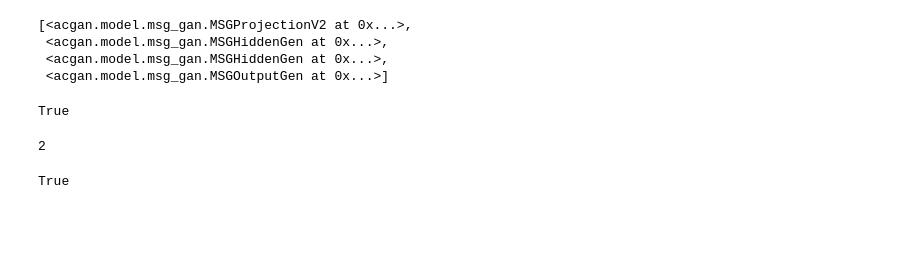
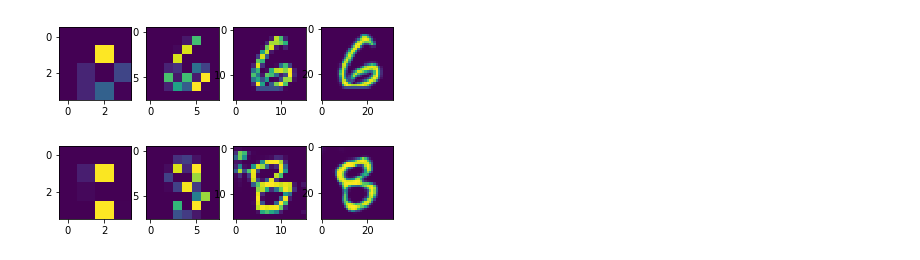
Before and after one commit to danmar3/AssociativeGAN, a Jupyter notebook: notebooks/msggan.ipynb, the cells around one changed output. Saved outputs shown, nothing was run; the diff lists cells and outputs as text; code cells hidden in the pictures; blank space fills up the shorter version.

```diff
--- a/notebooks/msggan.ipynb
+++ b/notebooks/msggan.ipynb
@@ -95,20 +124,0 @@ for i in range(4*7):
-# %%
-model.generator.layers
-# %% [output]
-[<acgan.model.msg_gan.MSGProjectionV2 at 0x...>,
- <acgan.model.msg_gan.MSGHiddenGen at 0x...>,
- <acgan.model.msg_gan.MSGHiddenGen at 0x...>,
- <acgan.model.msg_gan.MSGOutputGen at 0x...>]
-# %%
-
-(1, 3) == (1, 3)
-# %% [output]
-True
-# %%
-64//32
-# %% [output]
-2
-# %%
-tf.TensorShape([None,2,3]).as_list() == tf.TensorShape([None,2,3]).as_list()
-# %% [output]
-True
@@ -118,0 +125,9 @@ unittest.
+# %%
+fig, ax = plt.subplots(2, len(dis.real_pyramid))
+real_pyramid_ = session.run(dis.real_pyramid)
+sim_pyramid_ = session.run(gen.sim_pyramid)
+for idx in range(len(dis.real_pyramid)):
+    ax[0, idx].imshow(np.squeeze(real_pyramid_[idx][1, ...]+1)*0.5)
+    ax[1, idx].imshow(np.squeeze(sim_pyramid_[idx][1, ...]+1)*0.5)
+# %% [output]
+[figure, added]
```
Also changed, not shown: parts of 17 cells of this notebook, 3 other files.
